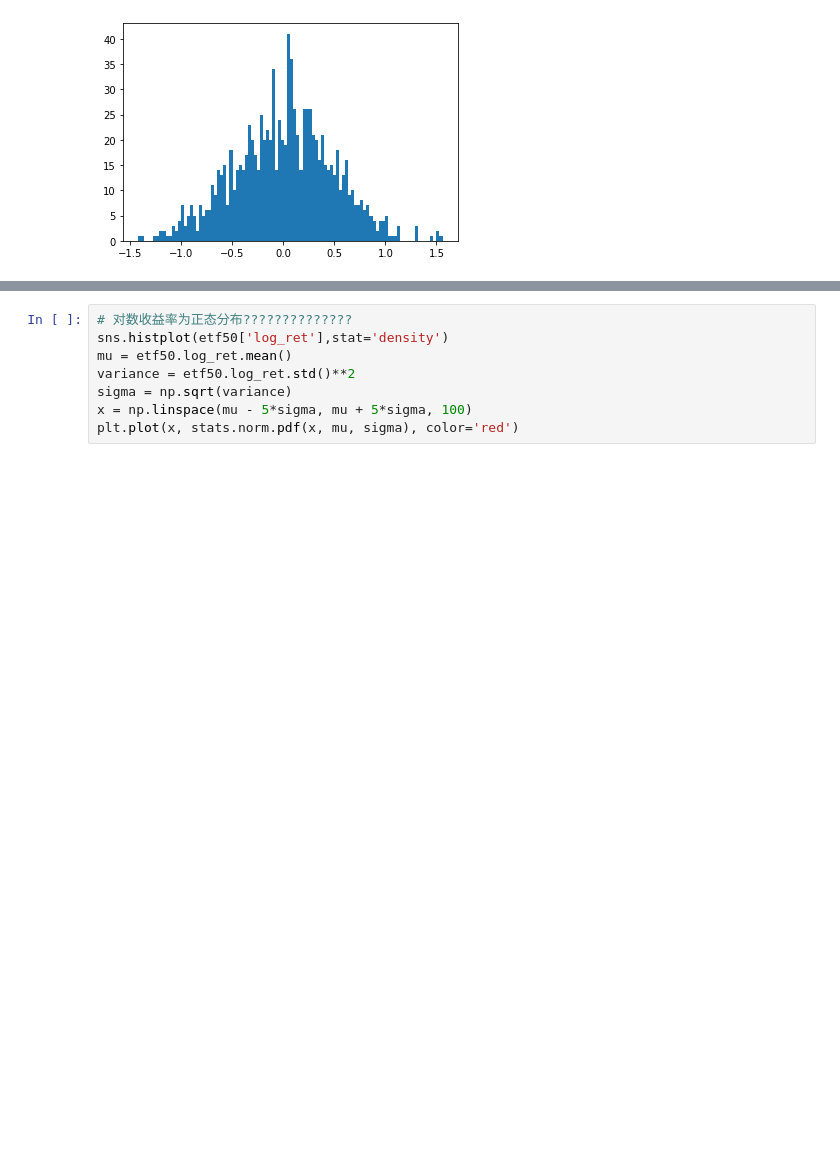
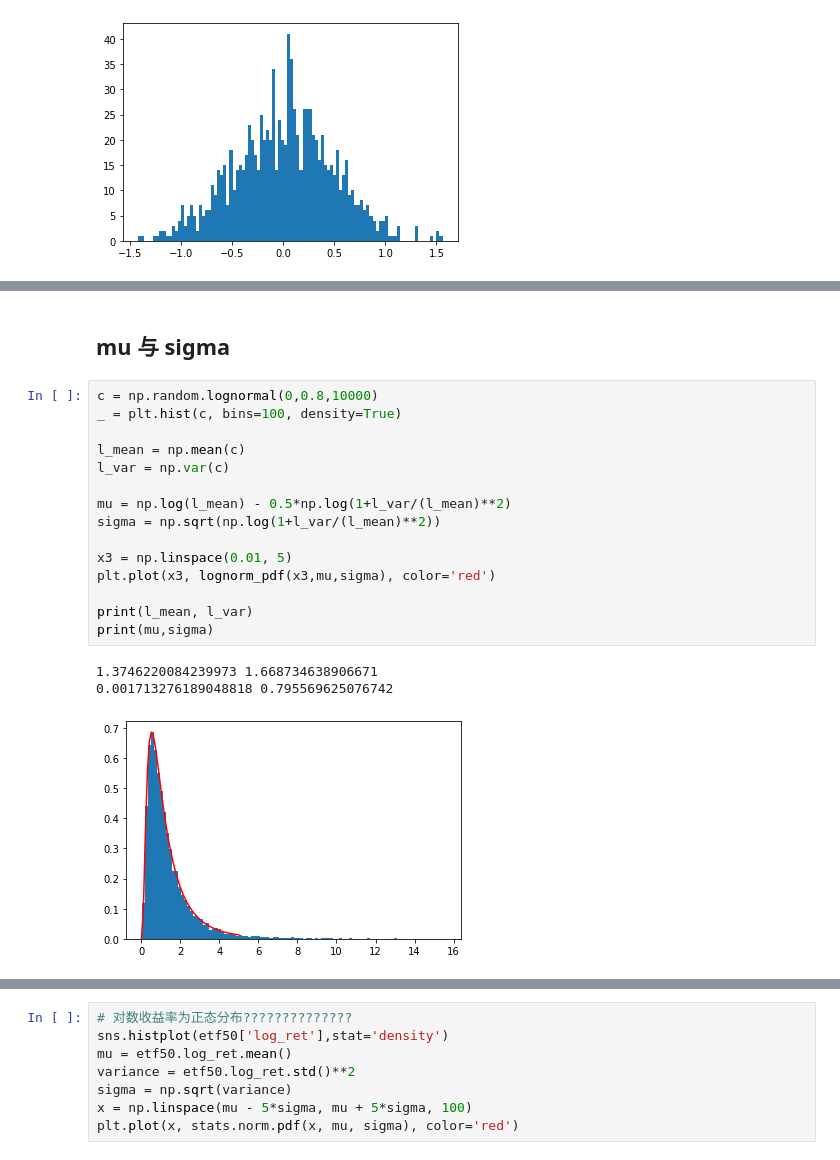
Before and after one commit to danielyang1009/project-test, a Jupyter notebook: main.ipynb, the cells around one changed output, grey strips where cells are left out. Cells and saved outputs as stored; diff of their text form; blank space fills up the shorter version.

```diff
--- a/main.ipynb
+++ b/main.ipynb
@@ -117,0 +138,21 @@ x = np.linspace(mu - 3*sigma, mu + 3*sigma, 100)
+# %% [markdown]
+## mu 与 sigma
+# %%
+c = np.random.lognormal(0,0.8,10000)
+_ = plt.hist(c, bins=100, density=True)
+
+l_mean = np.mean(c)
+l_var = np.var(c)
+
+mu = np.log(l_mean) - 0.5*np.log(1+l_var/(l_mean)**2)
+sigma = np.sqrt(np.log(1+l_var/(l_mean)**2))
+
+x3 = np.linspace(0.01, 5)
+plt.plot(x3, lognorm_pdf(x3,mu,sigma), color='red')
+
+print(l_mean, l_var)
+print(mu,sigma)
+# %% [output]
+1.3746220084239973 1.668734638906671
+0.001713276189048818 0.795569625076742
+[figure, added]
```
Also changed, not shown: parts of 17 cells of this notebook.
